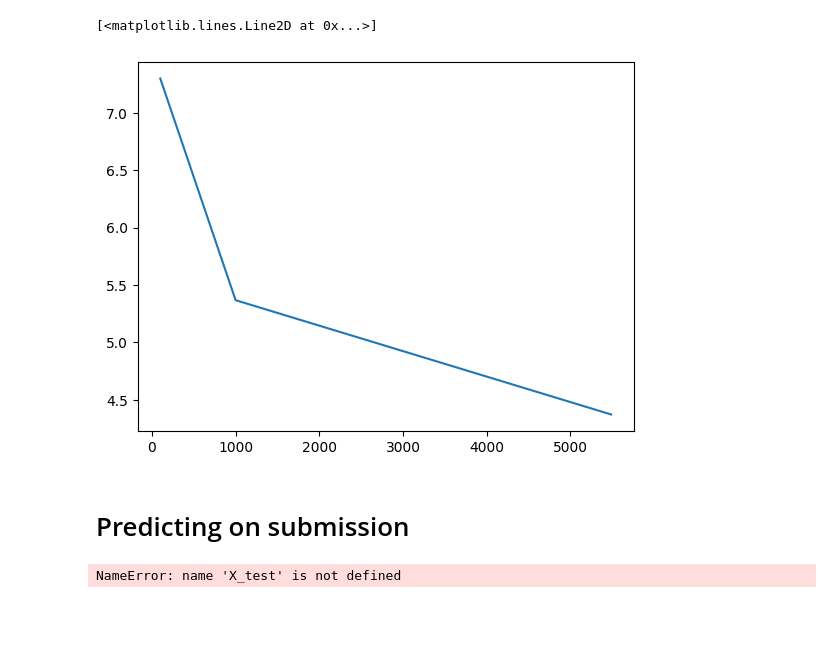
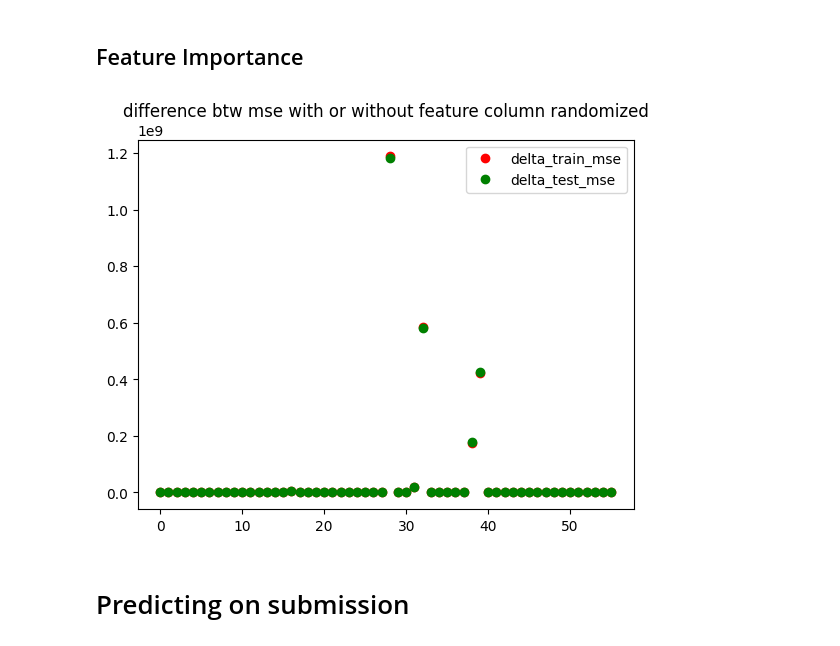
Before and after one commit to NiceSpark/novozymes-prediction, a Jupyter notebook: training/train_simple_nn.ipynb, the cells around one changed output. Drawn from its saved outputs; the diff is of its cells as text; code cells hidden in the pictures; blank space fills up the shorter version.

Commit message:
now computes learning curve & feature importance

```diff
--- a/training/train_simple_nn.ipynb
+++ b/training/train_simple_nn.ipynb
@@ -17,3 +20,14 @@ DIR_PATH = "./dataset"
 config = open_json(f"{DIR_PATH}/config.json")
 features_dict = open_json(f"{DIR_PATH}/features.json")
 features = compute_feature_list(config, features_dict)
+
+LOG_NAME = "SimpleNN"
+COMPUTE_LEARNING_CURVE = True
+COMPUTE_FEATURE_IMPORTANCE = True
+# %%
+if torch.cuda.is_available() and config["use_cuda"]:
+    device = torch.device("cuda")
+else:
+    device = torch.device("cpu")
+
+print(device)
@@ -20,5 +36,5 @@ features = compute_feature_list(config, features_dict)
 # %%
-def train_model(model:Novozymes_Model, optimizer, loss_function, trainloader):
+def train_model(model: SimpleNN, optimizer, loss_function, trainloader, device):
     loss_over_time = []
     # Run the training loop
     for epoch in range(config["num_epochs"]):
@@ -28,8 +44,10 @@ def train_model(model:Novozymes_Model, optimizer, loss_function, trainloader):
         for i, data in enumerate(trainloader, 0):
             # Get and prepare inputs
             inputs, targets = data
-            inputs, targets = inputs.float(), targets.float()
+            # inputs, targets = inputs.float(), targets.float()
             targets = targets.reshape((targets.shape[0], 1))
+            # Move to cuda device
+            inputs, targets = inputs.to(device), targets.to(device)
             # Zero the gradients
             optimizer.zero_grad()
             # Perform forward pass
@@ -109,7 +174,9 @@ avg mse: 4.371882718217059
-# %%
-# plot
-plt.plot(num_rows, avg_mse)
-# print(num_rows, avg_mse)
-# %% [output]
-[<matplotlib.lines.Line2D at 0x...>]
-[figure, removed]
+# %%
+if COMPUTE_LEARNING_CURVE:
+    # save results to output
+    model = SimpleNN(len(features))
+    model_structure = str(model).replace('(', '').replace(')', '').split('\n')
+    dir_path = log_training(LOG_NAME, all_training_results, config, features, model_structure)
+    print(f"logged training in {dir_path}")
+# %% [markdown]
+## Feature Importance
@@ -116,8 +258,19 @@ plt.plot(num_rows, avg_mse)
+# %%
+if COMPUTE_FEATURE_IMPORTANCE:
+    # plot the difference with the mse with no random columns for each feature
+    delta_train_mse = [all_training_results[x].get(
+        "delta_train_mse", 0) for x in all_training_results.keys()]
+    delta_test_mse = [all_training_results[x].get(
+        "delta_test_mse", 0) for x in all_training_results.keys()]
+
+    plt.plot(delta_train_mse, "or", label="delta_train_mse")
+    plt.plot(delta_test_mse, "og", label="delta_test_mse")
+    plt.legend()
+    plt.title(
+        "difference btw mse with or without feature column randomized")
+    plt.savefig(f"{LOG_NAME}_feature_importance.jpg")
+# %% [output]
+[figure, added]
 # %% [markdown]
 # Predicting on submission
-# %%
-X_test = torch.from_numpy(X_test).float()
-X_test[1, :3]
-# %% [output]
-NameError: name 'X_test' is not defined
 # %%
```
Also changed, not shown: parts of 11 cells of this notebook.
